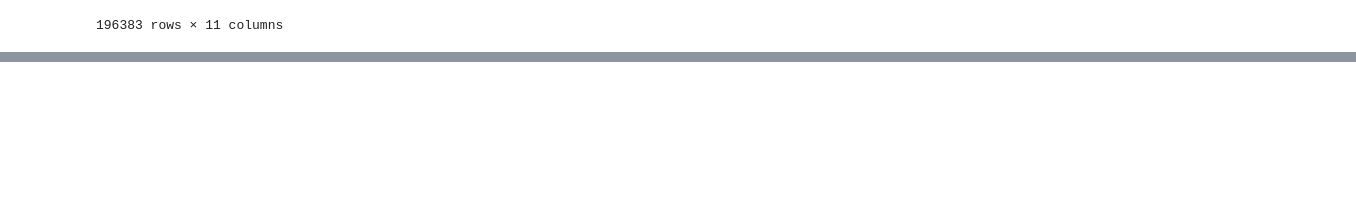
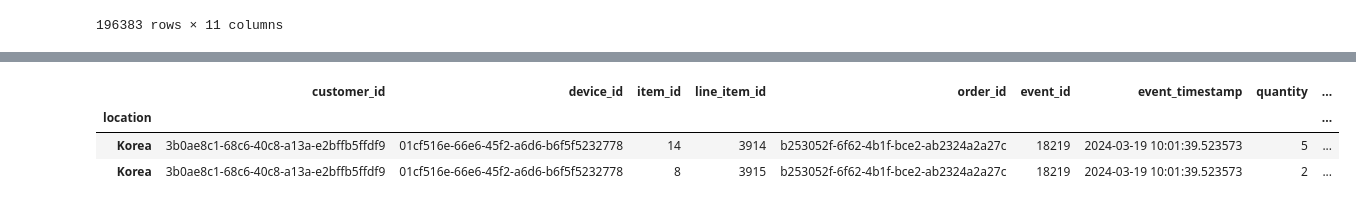
Before and after one commit to KudoroEsther/all_tasks, a Jupyter notebook: Week_7_Tasks/Kudoro_Esther_Task_15_Pandas/Task_15_Pandas_101.ipynb, the cells around one changed output, grey strips where cells are left out. Drawn from its saved outputs; the diff is of its cells as text; code cells hidden in the pictures; blank space fills up the shorter version.

```diff
--- a/Week_7_Tasks/Kudoro_Esther_Task_15_Pandas/Task_15_Pandas_101.ipynb
+++ b/Week_7_Tasks/Kudoro_Esther_Task_15_Pandas/Task_15_Pandas_101.ipynb
@@ -451,0 +466,8 @@ sales.loc[mask3]
+# %%
+Korea = sales.loc["Korea"]
+Korea.head(2)
+# %% [output]
+|  | customer_id | device_id | item_id | line_item_id | order_id | event_id | event_timestamp | quantity | ... |
+| location |  |  |  |  |  |  |  |  | ... |
+| Korea | 3b0ae8c1-68c6-40c8-a13a-e2bffb5ffdf9 | 01cf516e-66e6-45f2-a6d6-b6f5f5232778 | 14 | 3914 | b253052f-6f62-4b1f-bce2-ab2324a2a27c | 18219 | 2024-03-19 10:01:39.523573 | 5 | ... |
+| Korea | 3b0ae8c1-68c6-40c8-a13a-e2bffb5ffdf9 | 01cf516e-66e6-45f2-a6d6-b6f5f5232778 | 8 | 3915 | b253052f-6f62-4b1f-bce2-ab2324a2a27c | 18219 | 2024-03-19 10:01:39.523573 | 2 | ... |
```
Also changed, not shown: parts of 6 cells of this notebook.
